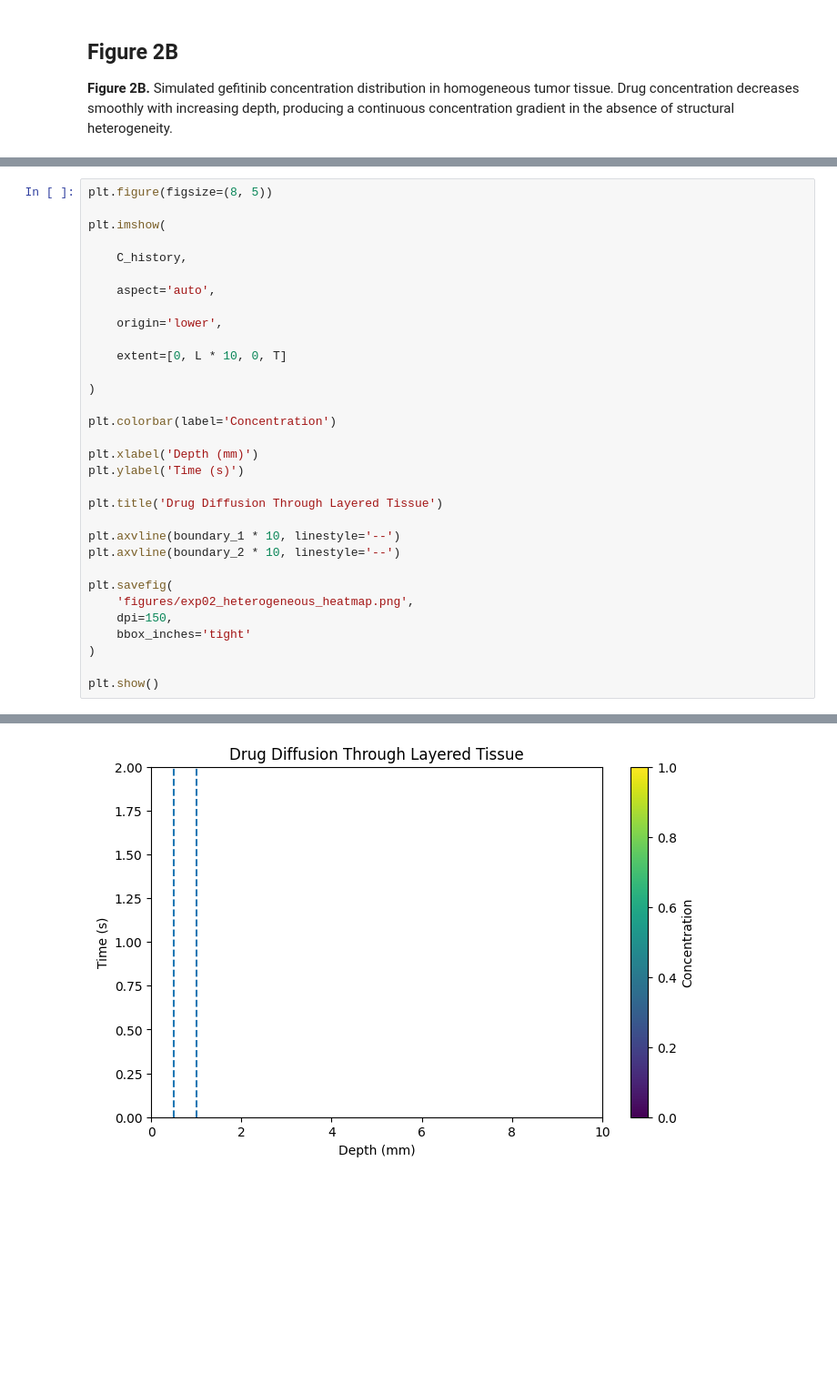
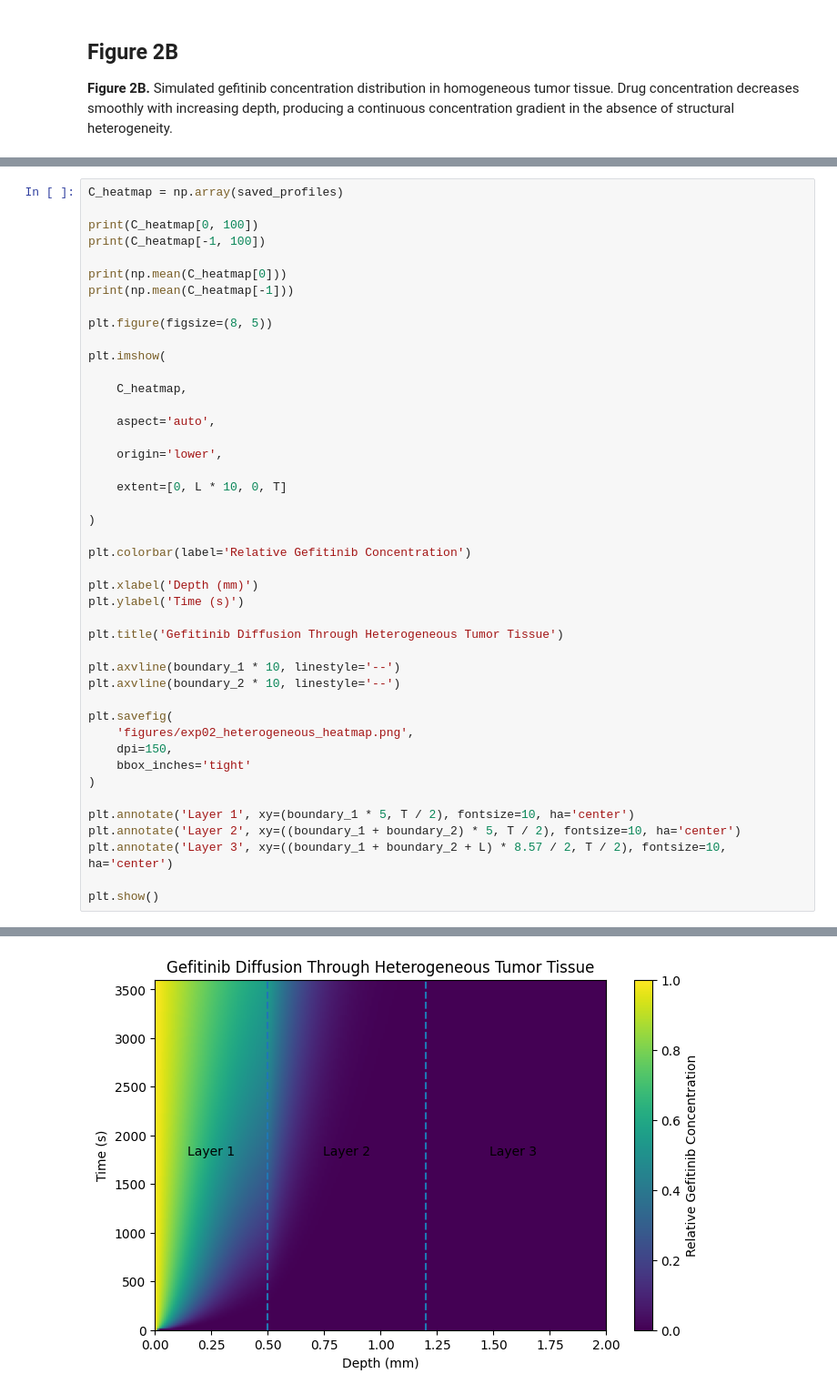
Before and after one commit to abhirym/Drug-Diffusion-Project, a Jupyter notebook: exp02_heterogenous_tissue.ipynb, the cells around one changed output, grey strips where cells are left out. Shown at 91% size. Cells and saved outputs as stored; diff of their text form; blank space fills up the shorter version.

Commit message:
Figure 2C

```diff
--- a/exp02_heterogenous_tissue.ipynb
+++ b/exp02_heterogenous_tissue.ipynb
@@ -192,9 +178,17 @@ KeyboardInterrupt:
 # %%
+C_heatmap = np.array(saved_profiles)
+
+print(C_heatmap[0, 100])
+print(C_heatmap[-1, 100])
+
+print(np.mean(C_heatmap[0]))
+print(np.mean(C_heatmap[-1]))
+
 plt.figure(figsize=(8, 5))
 
 plt.imshow(
 
-    C_history,
+    C_heatmap,
 
     aspect='auto',
 
@@ -204,12 +198,12 @@ plt.imshow(
 
 )
 
-plt.colorbar(label='Concentration')
+plt.colorbar(label='Relative Gefitinib Concentration')
 
 plt.xlabel('Depth (mm)')
 plt.ylabel('Time (s)')
 
-plt.title('Drug Diffusion Through Layered Tissue')
+plt.title('Gefitinib Diffusion Through Heterogeneous Tumor Tissue')
 
 plt.axvline(boundary_1 * 10, linestyle='--')
 plt.axvline(boundary_2 * 10, linestyle='--')
@@ -220,5 +214,9 @@ plt.savefig(
     bbox_inches='tight'
 )
 
+plt.annotate('Layer 1', xy=(boundary_1 * 5, T / 2), fontsize=10, ha='center')
+plt.annotate('Layer 2', xy=((boundary_1 + boundary_2) * 5, T / 2), fontsize=10, ha='center')
+plt.annotate('Layer 3', xy=((boundary_1 + boundary_2 + L) * 8.57 / 2, T / 2), fontsize=10, ha='center')
+
 plt.show()
 # %% [output]
@@ -225 +227 @@ plt.show()
-[figure, old version]
+[figure, new version]
```
Also changed, not shown: parts of 4 cells of this notebook, 1 other file.
